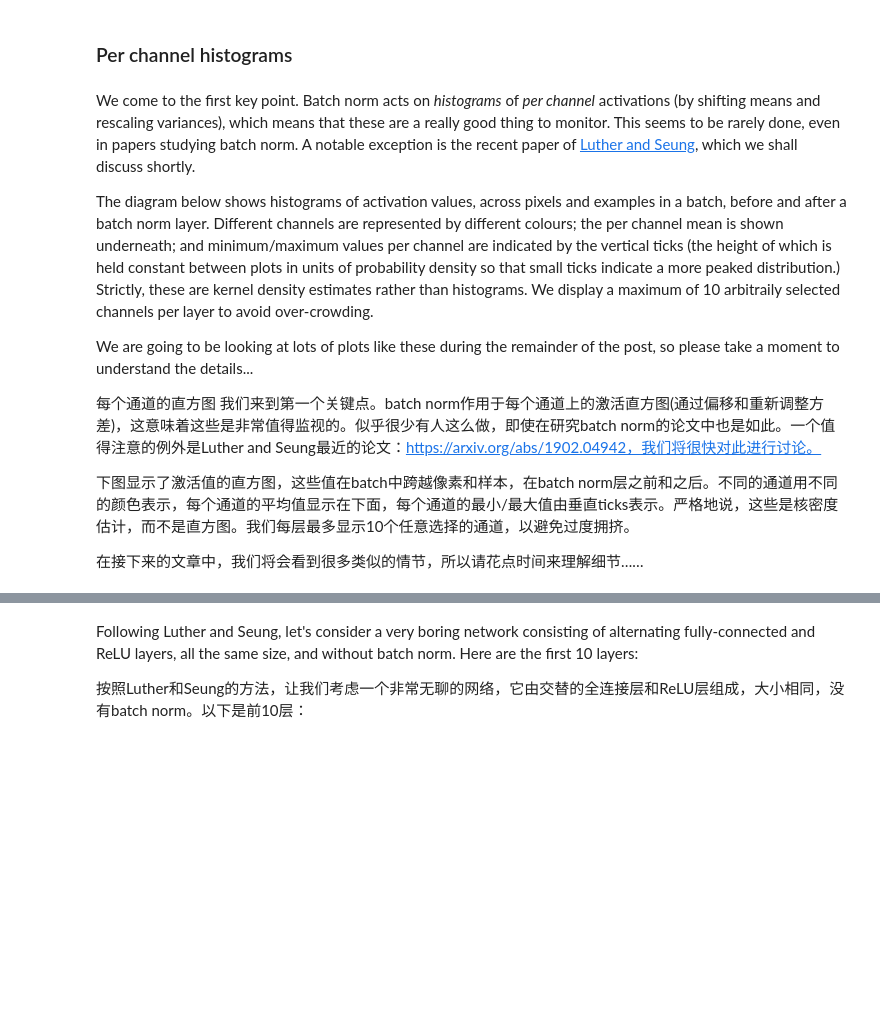
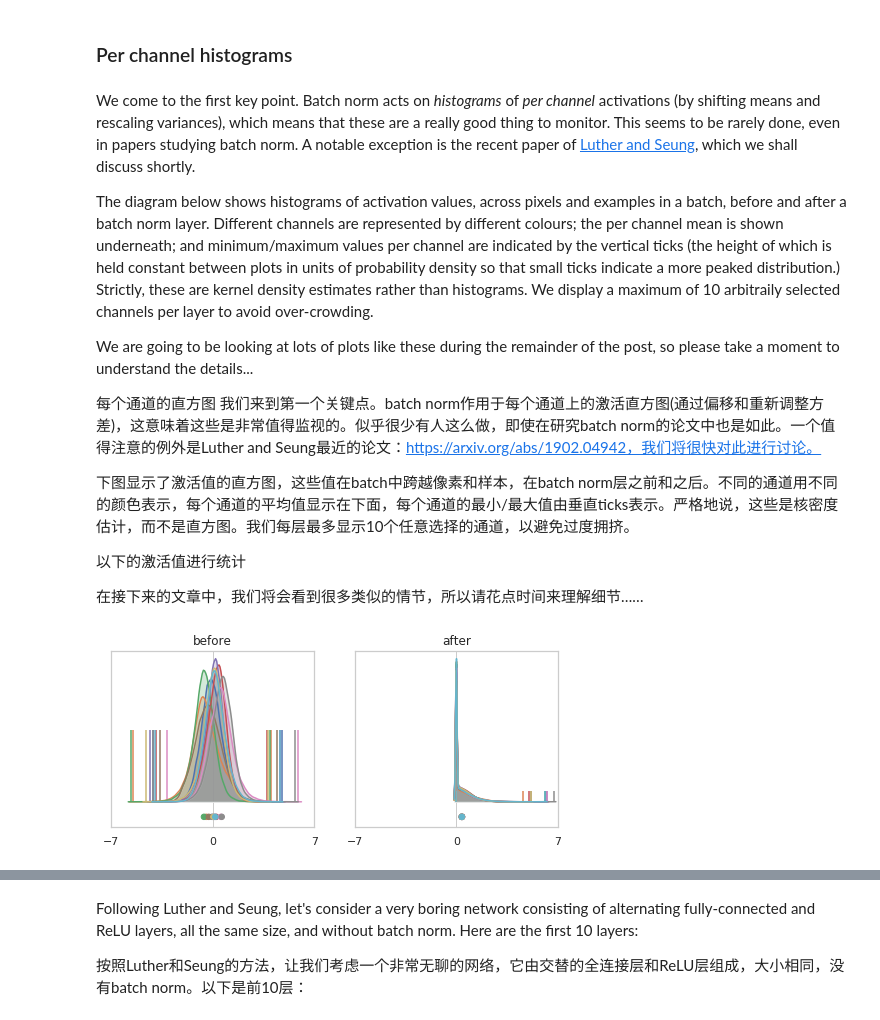
Before and after one commit to aptsunny/Efficient-CIFAR-Series, a Jupyter notebook: notebook/batch_norm_post.ipynb, the cells around one changed output, grey strips where cells are left out. Drawn from its saved outputs; the diff is of its cells as text; code cells hidden in the pictures; blank space fills up the shorter version.

```diff
--- a/notebook/batch_norm_post.ipynb
+++ b/notebook/batch_norm_post.ipynb
@@ -1002,4 +1006,21 @@ We are going to be looking at lots of plots like these during the remainder of t
 
 下图显示了激活值的直方图，这些值在batch中跨越像素和样本，在batch norm层之前和之后。不同的通道用不同的颜色表示，每个通道的平均值显示在下面，每个通道的最小/最大值由垂直ticks表示。严格地说，这些是核密度估计，而不是直方图。我们每层最多显示10个任意选择的通道，以避免过度拥挤。
 
+
+以下的激活值进行统计
+
+
 在接下来的文章中，我们将会看到很多类似的情节，所以请花点时间来理解细节……
+# %%
+# new
+model = build_model(nets['simple'], display_model=False)
+output = model(next(iter(train_batches(512))))
+
+layers = {'before': 'layer2_conv', 'after': 'layer2_act'}
+fig = {name: channel_plot(output[layer], title=name) for name, layer in layers.items()}
+
+layout([
+    [fig['before'], fig['after']]
+]);
+# %% [output]
+[figure, added]
```
Also changed, not shown: parts of 14 cells of this notebook, 5 other files.
